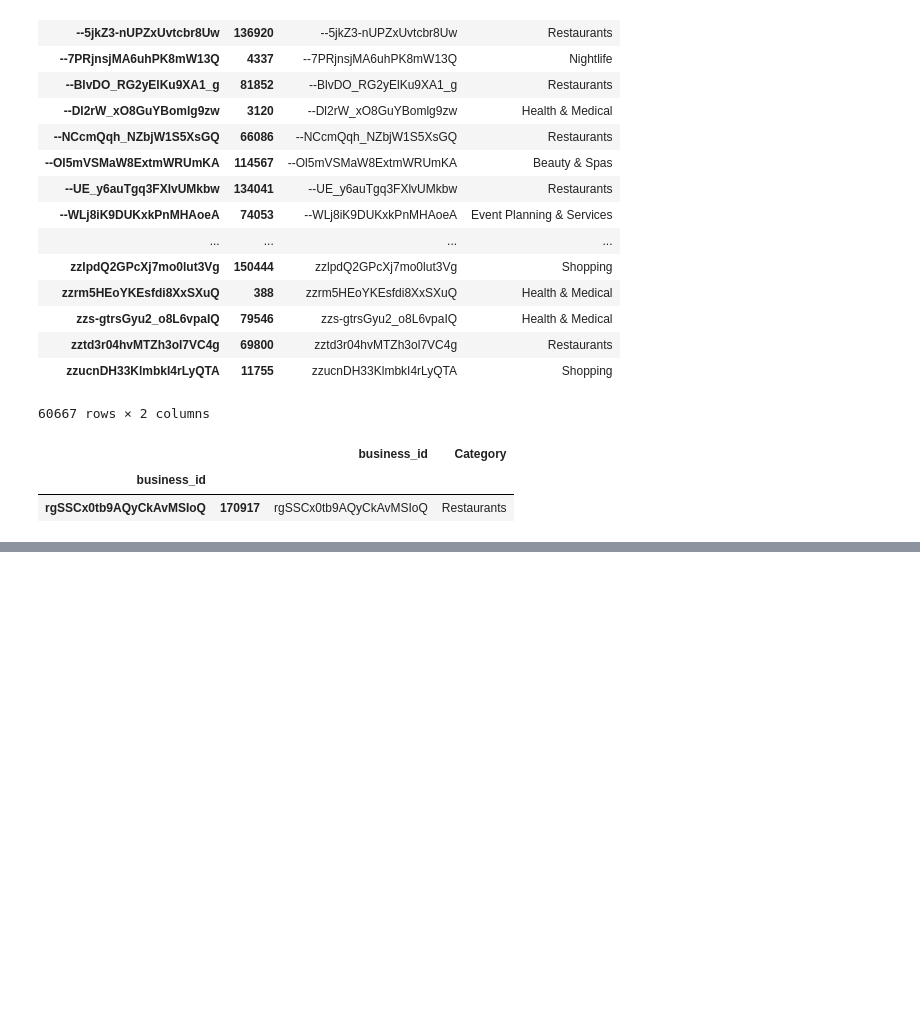
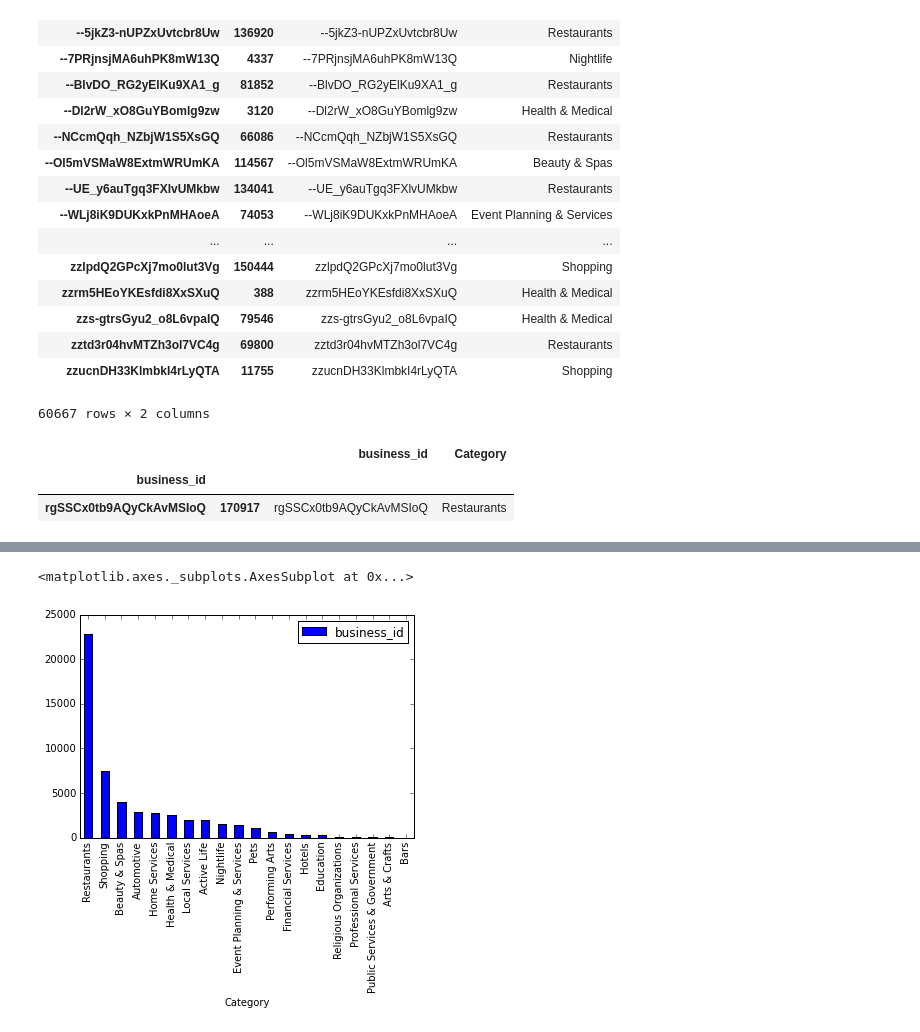
Before and after one commit to DistrictDataLabs/03-censusables, a Jupyter notebook: censusables/20150822.ipynb, the cells around one changed output, grey strips where cells are left out. Saved outputs shown, nothing was run; the diff lists cells and outputs as text; code cells hidden in the pictures; blank space fills up the shorter version.

Commit message:
chart added

```diff
--- a/censusables/20150822.ipynb
+++ b/censusables/20150822.ipynb
@@ -266,0 +270,4 @@ business_cat_dedup[business_cat_dedup['business_id'] == 'rgSSCx0tb9AQyCkAvMSIoQ'
+# %%
+business = business.merge(ytract)
+# %%
+business = business.merge(business_cat_dedup)
@@ -266,0 +279,2 @@ business_cat_dedup[business_cat_dedup['business_id'] == 'rgSSCx0tb9AQyCkAvMSIoQ'
+# %%
+cat_count = business[['business_id','Category']].groupby(['Category']).count()
@@ -266,0 +302,5 @@ business_cat_dedup[business_cat_dedup['business_id'] == 'rgSSCx0tb9AQyCkAvMSIoQ'
+# %%
+cat_count.sort('business_id',ascending=False).plot(kind='bar')
+# %% [output]
+<matplotlib.axes._subplots.AxesSubplot at 0x...>
+[figure, added]
```
Also changed, not shown: parts of 15 cells of this notebook, 1 other file.
